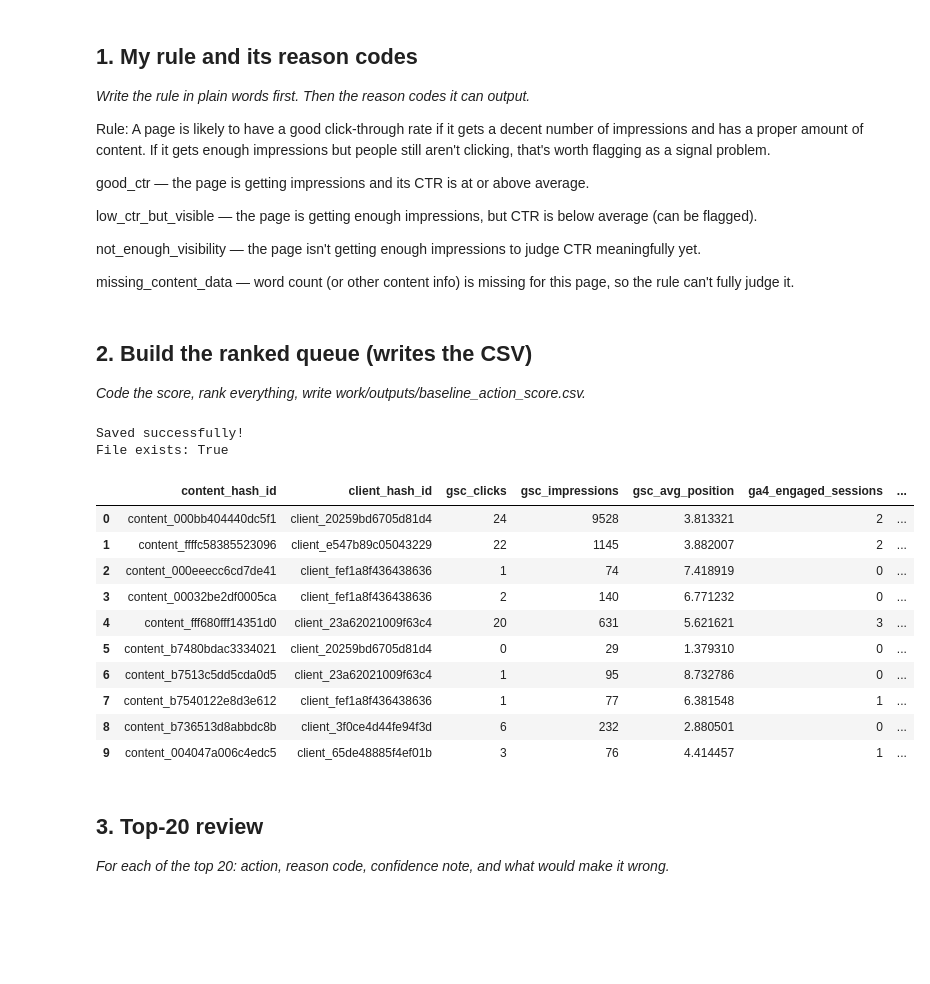
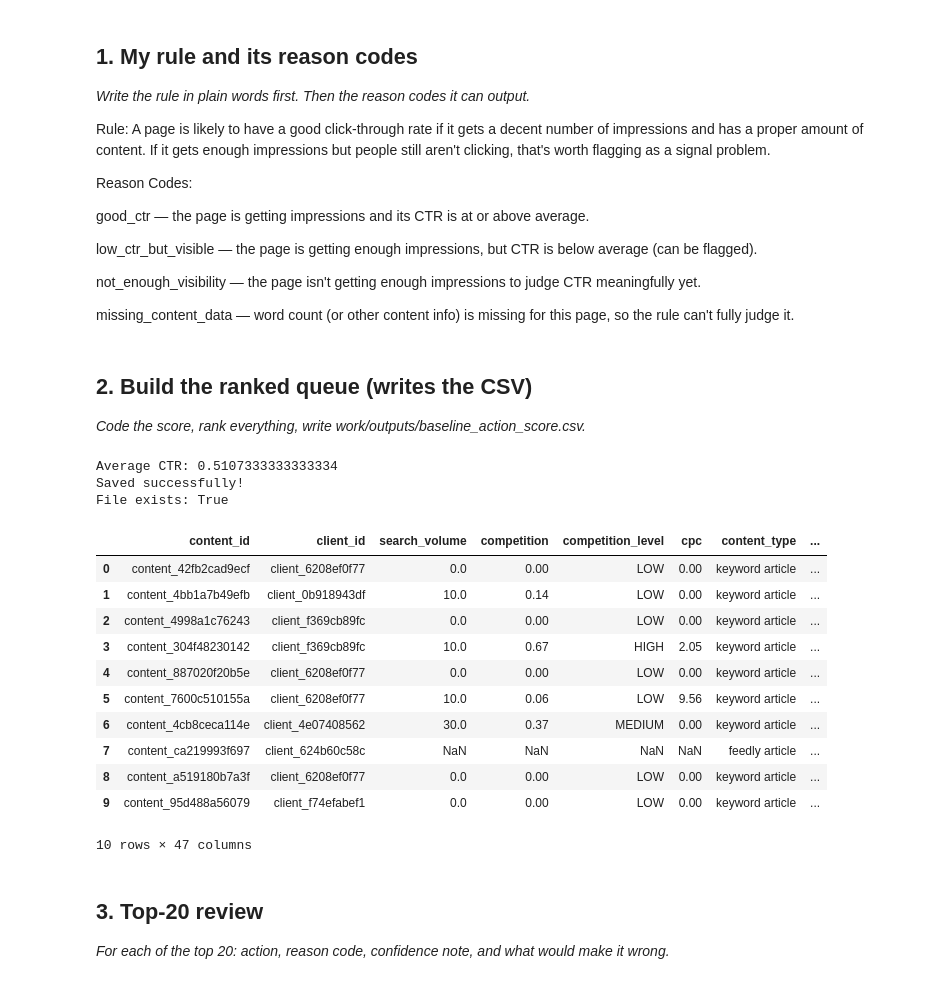
Before and after one commit to peddikotlahimani/Flyrank-internship, a Jupyter notebook: work/notebooks/w04_baseline_score.ipynb, the cells around one changed output. Cells and saved outputs as stored; diff of their text form; code cells hidden in the pictures; blank space fills up the shorter version.

```diff
--- a/work/notebooks/w04_baseline_score.ipynb
+++ b/work/notebooks/w04_baseline_score.ipynb
@@ -12,6 +12,8 @@ This skeleton is yours to fill. Work the sections **in order** — each one has
 *Write the rule in plain words first. Then the reason codes it can output.*
 
 Rule: A page is likely to have a good click-through rate if it gets a decent number of impressions and has a proper amount of content. If it gets enough impressions but people still aren't clicking, that's worth flagging as a signal problem.
+
+Reason Codes:
 
 good_ctr — the page is getting impressions and its CTR is at or above average.
 
@@ -30,61 +32,66 @@ missing_content_data — word count (or other content info) is missing for this
 # %%
 # This cell is for CODE (numbers, a query, a check).
 # Write your text answer in the cell ABOVE this one — typing sentences here breaks Run All.
+#load the data
+import pandas as pd
+df = pd.read_csv("https://raw.githubusercontent.com/peddikotlahimani/Flyrank-internship/main/data/raw/content_refresh_anonymized.csv")
 
-#make sure all needed columns exist
-feature_vector["had_impressions"] = feature_vector["gsc_impressions"] > 0
-feature_vector["ctr_1h"] = feature_vector["ctr_1h"].fillna(0)
-feature_vector["gsc_avg_position"] = feature_vector["gsc_avg_position"].fillna(100)
+#what "average CTR" means for this data,we have something to compare each page against
+average_ctr = df["ctr"].mean()
+print("Average CTR:", average_ctr)
 
-#assign reason codes
-median_impressions = feature_vector["gsc_impressions"].median()
+#rule, as a function
+def figure_out_reason(row):
+    if pd.isna(row["word_count"]):
+        return "missing_content_data"
+    elif row["impressions_90d"] < 100:
+        return "not_enough_visibility"
+    elif row["ctr"] >= average_ctr:
+        return "good_ctr"
+    else:
+        return "low_ctr_but_visible"
 
-def assign_reason_code(row):
-    if row["had_impressions"] == False:
-        return "no_impressions"
-    elif row["gsc_impressions"] >= median_impressions and row["gsc_avg_position"] <= 10:
-        return "good_visibility"
-    else:
-        return "poor_visibility"
+#apply the rule to every row
+df["reason_code"] = df.apply(figure_out_reason, axis=1)
 
-feature_vector["reason_code"] = feature_vector.apply(assign_reason_code, axis=1)
+#turn each reason code into simple score number
+score_map = {
+    "good_ctr": 3,
+    "low_ctr_but_visible": 2,
+    "not_enough_visibility": 1,
+    "missing_content_data": 0
+}
+df["baseline_score"] = df["reason_code"].map(score_map)
 
-#turn reason codes into a numeric score
-score_map = {
-    "good_visibility": 2,
-    "poor_visibility": 1,
-    "no_impressions": 0
-}
-
-feature_vector["baseline_score"] = feature_vector["reason_code"].map(score_map)
-
-#sort all pages, best score first, and add a rank number
-ranked_queue = feature_vector.sort_values("baseline_score", ascending=False).reset_index(drop=True)
+#sort so best pages are at the top, and give each a rank number
+ranked_queue = df.sort_values("baseline_score", ascending=False).reset_index(drop=True)
 ranked_queue["rank"] = ranked_queue.index + 1
 
 #save it as a CSV file
 import os
 os.makedirs("work/outputs", exist_ok=True)
 ranked_queue.to_csv("work/outputs/baseline_action_score.csv", index=False)
 
 #confirm it saved correctly
 print("Saved successfully!")
 print("File exists:", os.path.exists("work/outputs/baseline_action_score.csv"))
 ranked_queue.head(10)
 # %% [output]
+Average CTR: 0.5107333333333334
 Saved successfully!
 File exists: True
-|  | content_hash_id | client_hash_id | gsc_clicks | gsc_impressions | gsc_avg_position | ga4_engaged_sessions | ... |
-| 0 | content_000bb404440dc5f1 | client_20259bd6705d81d4 | 24 | 9528 | 3.813321 | 2 | ... |
-| 1 | content_ffffc58385523096 | client_e547b89c05043229 | 22 | 1145 | 3.882007 | 2 | ... |
-| 2 | content_000eeecc6cd7de41 | client_fef1a8f436438636 | 1 | 74 | 7.418919 | 0 | ... |
-| 3 | content_00032be2df0005ca | client_fef1a8f436438636 | 2 | 140 | 6.771232 | 0 | ... |
-| 4 | content_fff680fff14351d0 | client_23a62021009f63c4 | 20 | 631 | 5.621621 | 3 | ... |
-| 5 | content_b7480bdac3334021 | client_20259bd6705d81d4 | 0 | 29 | 1.379310 | 0 | ... |
-| 6 | content_b7513c5dd5cda0d5 | client_23a62021009f63c4 | 1 | 95 | 8.732786 | 0 | ... |
-| 7 | content_b7540122e8d3e612 | client_fef1a8f436438636 | 1 | 77 | 6.381548 | 1 | ... |
-| 8 | content_b736513d8abbdc8b | client_3f0ce4d44fe94f3d | 6 | 232 | 2.880501 | 0 | ... |
-| 9 | content_004047a006c4edc5 | client_65de48885f4ef01b | 3 | 76 | 4.414457 | 1 | ... |
+|  | content_id | client_id | search_volume | competition | competition_level | cpc | content_type | ... |
+| 0 | content_42fb2cad9ecf | client_6208ef0f77 | 0.0 | 0.00 | LOW | 0.00 | keyword article | ... |
+| 1 | content_4bb1a7b49efb | client_0b918943df | 10.0 | 0.14 | LOW | 0.00 | keyword article | ... |
+| 2 | content_4998a1c76243 | client_f369cb89fc | 0.0 | 0.00 | LOW | 0.00 | keyword article | ... |
+| 3 | content_304f48230142 | client_f369cb89fc | 10.0 | 0.67 | HIGH | 2.05 | keyword article | ... |
+| 4 | content_887020f20b5e | client_6208ef0f77 | 0.0 | 0.00 | LOW | 0.00 | keyword article | ... |
+| 5 | content_7600c510155a | client_6208ef0f77 | 10.0 | 0.06 | LOW | 9.56 | keyword article | ... |
+| 6 | content_4cb8ceca114e | client_4e07408562 | 30.0 | 0.37 | MEDIUM | 0.00 | keyword article | ... |
+| 7 | content_ca219993f697 | client_624b60c58c | NaN | NaN | NaN | NaN | feedly article | ... |
+| 8 | content_a519180b7a3f | client_6208ef0f77 | 0.0 | 0.00 | LOW | 0.00 | keyword article | ... |
+| 9 | content_95d488a56079 | client_f74efabef1 | 0.0 | 0.00 | LOW | 0.00 | keyword article | ... |
+10 rows × 47 columns
 # %% [markdown]
 ## 3. Top-20 review
 
```
Also changed, not shown: parts of 7 cells of this notebook.
